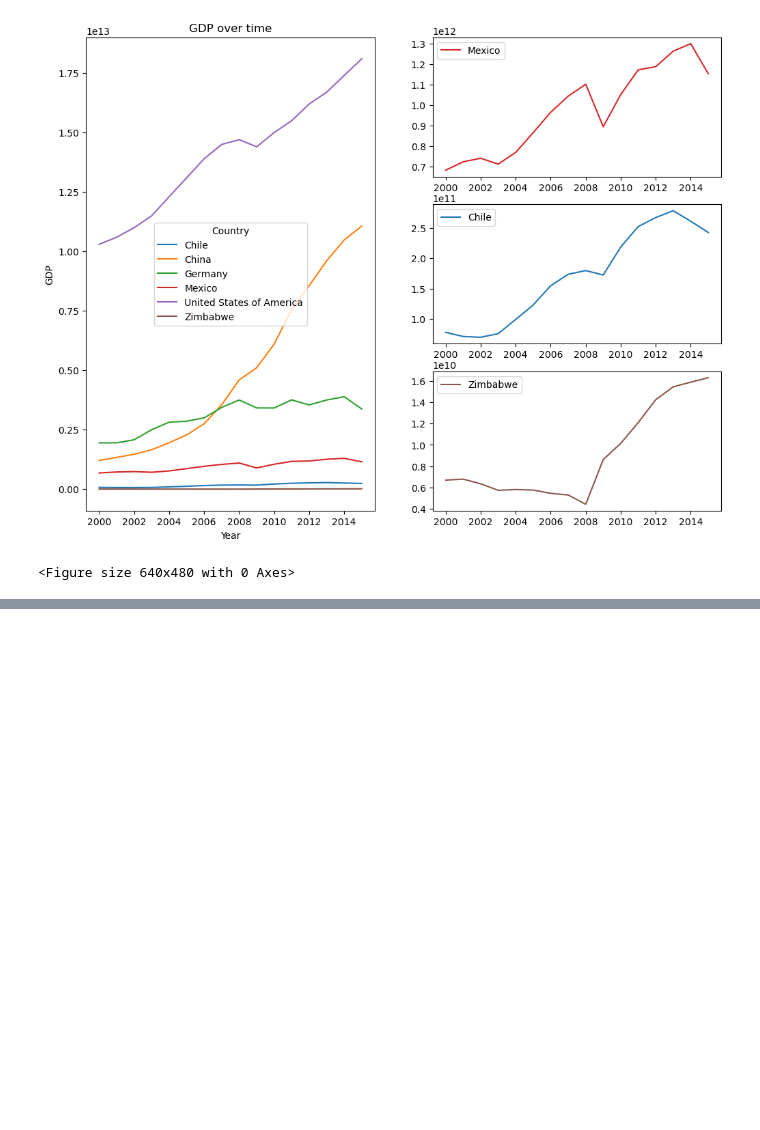
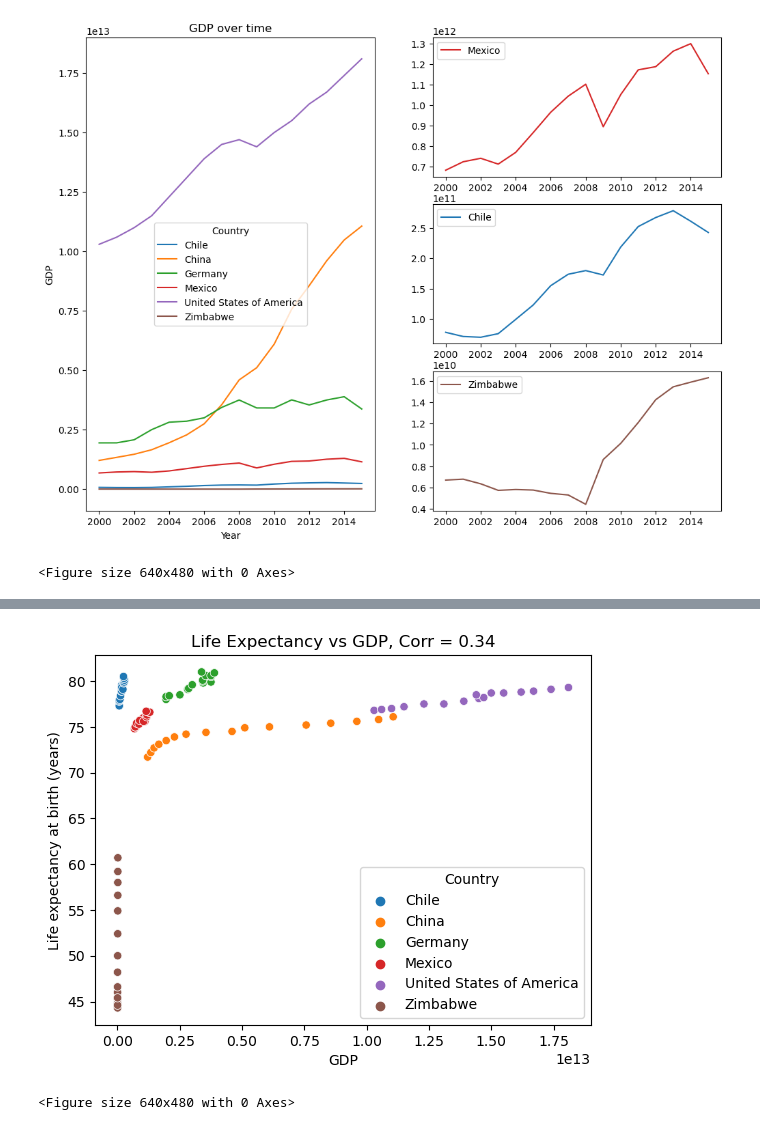
Before and after one commit to Wapet99/Codecademy-git, a Jupyter notebook: Life-Expectancy-and-GDP-Starter/life_expectancy_gdp.ipynb, the cells around one changed output, grey strips where cells are left out. Saved outputs shown, nothing was run; the diff lists cells and outputs as text; code cells hidden in the pictures; blank space fills up the shorter version.

Commit message:
Life expectancy and GDP analysis and conclusions
Conducted further analysis on the Life Expectancy and GDP dataset, evaluated conclusion, and made suggestions for future development.

```diff
--- a/Life-Expectancy-and-GDP-Starter/life_expectancy_gdp.ipynb
+++ b/Life-Expectancy-and-GDP-Starter/life_expectancy_gdp.ipynb
@@ -80,0 +88,10 @@ plt.clf()
+# %%
+plt.figure()
+sns.scatterplot(x=df.GDP, y=df["Life expectancy at birth (years)"], hue=df.Country)
+corr = round(df[["Life expectancy at birth (years)", "GDP"]].corr().iloc[0,1],2)
+plt.title(f"Life Expectancy vs GDP, Corr = {corr}")
+plt.show()
+plt.clf()
+# %% [output]
+[figure, added]
+<Figure size 640x480 with 0 Axes>
```
Also changed, not shown: parts of 6 cells of this notebook.
